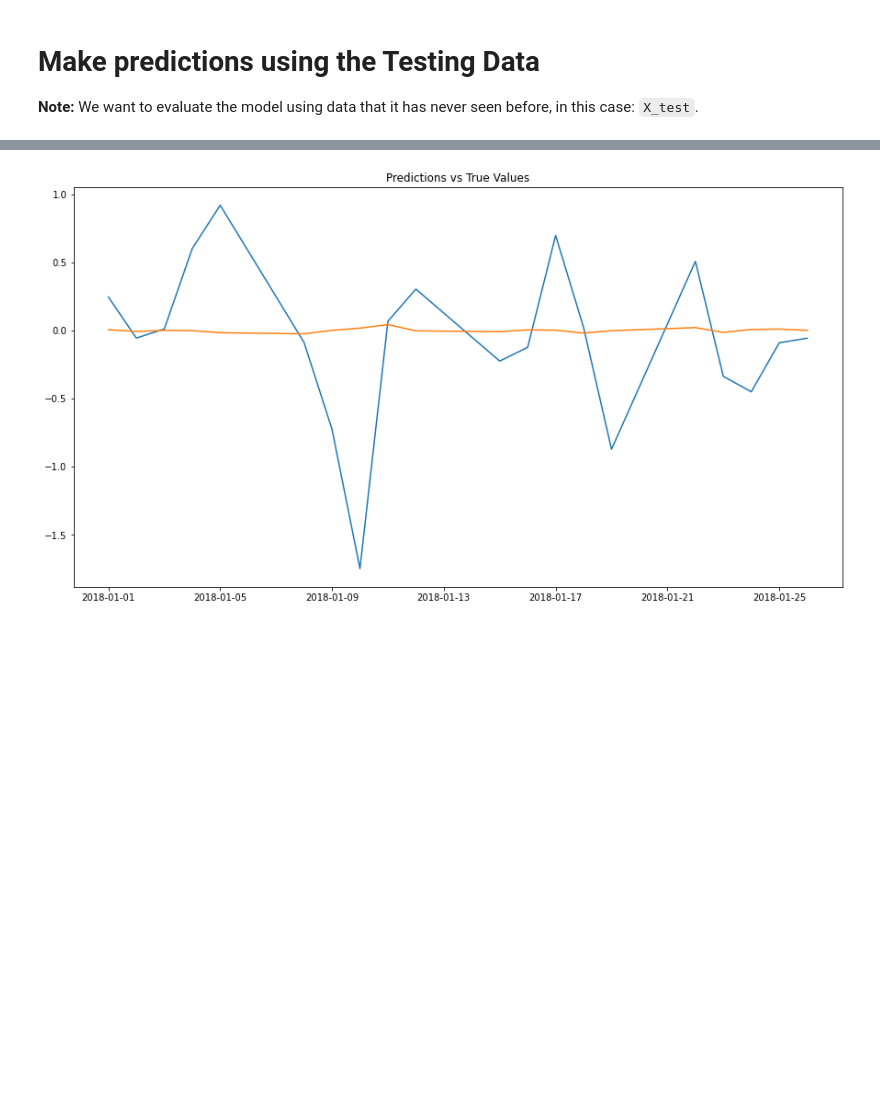
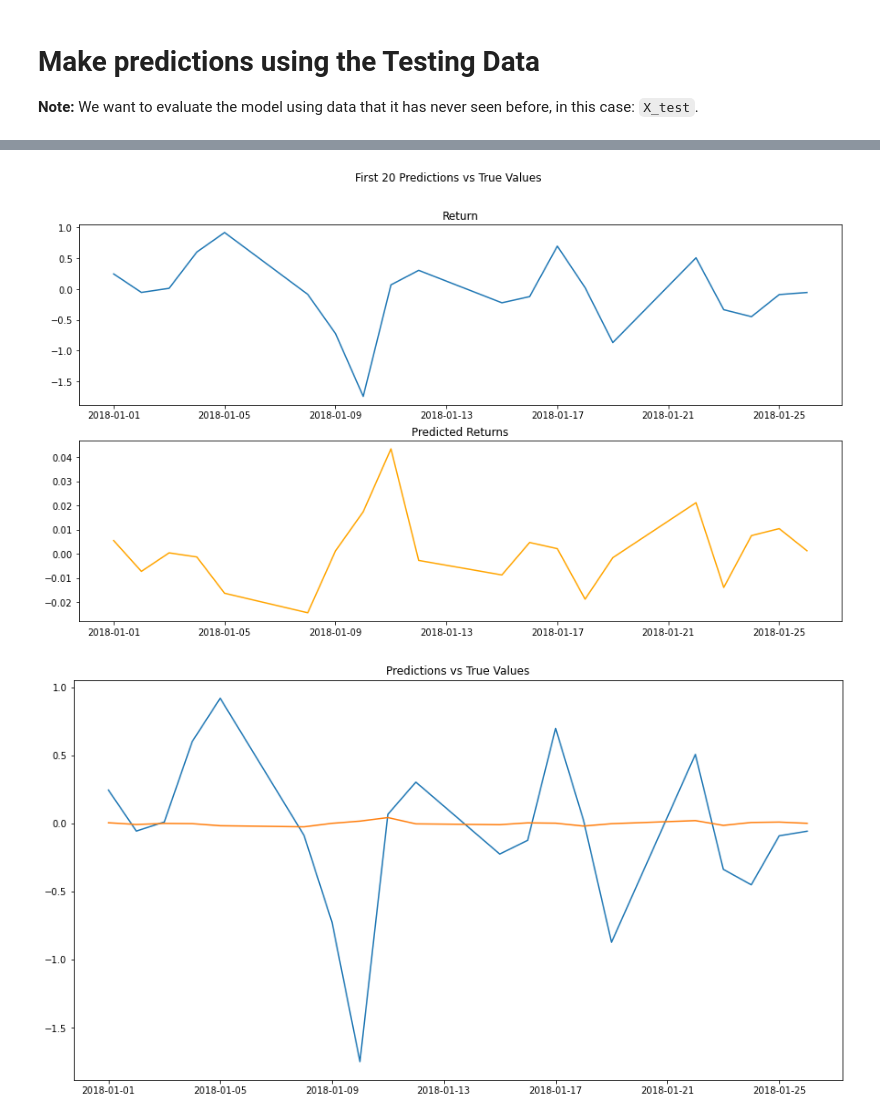
Before and after one commit to aaargyrou/Time-Series--CAD-JPY, a Jupyter notebook: Code/regression_analysis.ipynb, the cells around one changed output, grey strips where cells are left out. Cells and saved outputs as stored; diff of their text form; code cells hidden in the pictures; blank space fills up the shorter version.

```diff
--- a/Code/regression_analysis.ipynb
+++ b/Code/regression_analysis.ipynb
@@ -124,3 +134,23 @@ array([<AxesSubplot:xlabel='Date'>, <AxesSubplot:xlabel='Date'>],
+# %%
+# Plot the first 20 predictions vs the true values
+x = Results["Return"][:20]
+y = Results["Predicted Return"][:20]
+
+plt.figure(figsize=(15,8))
+plt.suptitle("First 20 Predictions vs True Values")
+# Plot 1
+plt.subplot(2,1,1)
+plt.plot(x)
+plt.title("Return")
+
+# Plot 2
+plt.subplot(2, 1, 2)
+plt.plot(y, color="orange")
+plt.title("Predicted Returns")
+
+plt.savefig("../Images/first_20_pred_ret.png")
+# %% [output]
+[figure, added]
 # %%
 # Plot the first 20 predictions against the true values to see how it performed
 plt.figure(figsize=(15,8))
```
Also changed, not shown: parts of 2 cells of this notebook, 11 other files.
